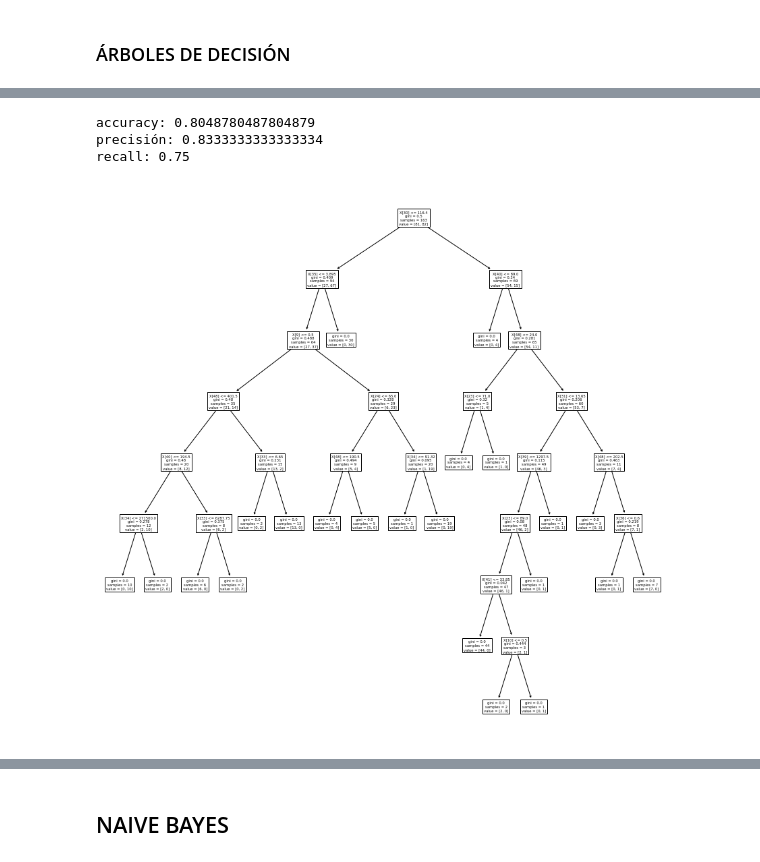
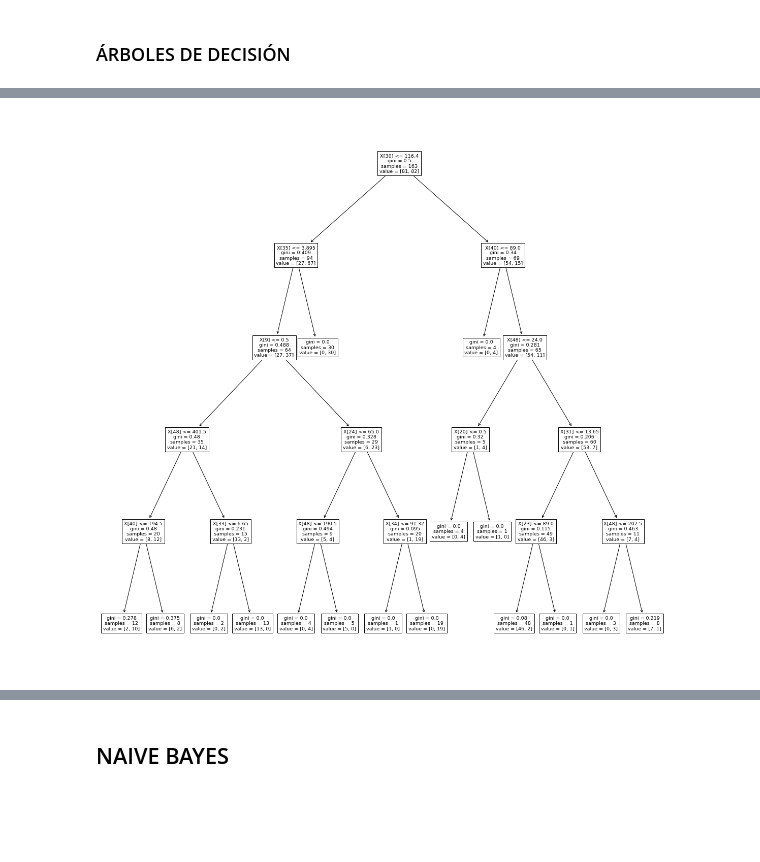
Before and after one commit to cgarciav/base-de-datos-HCC, a Jupyter notebook: clasificadores .ipynb, the cells around one changed output, grey strips where cells are left out. Saved outputs shown, nothing was run; the diff lists cells and outputs as text; code cells hidden in the pictures; blank space fills up the shorter version.

```diff
--- a/clasificadores .ipynb
+++ b/clasificadores .ipynb
@@ -115,28 +106,17 @@ scaler=preprocessing.StandardScaler().fit(x_train)
 x_train_transformed=scaler.transform(x_train)
 x_test_transformed=scaler.transform(x_test)
 
-k_values=range(1,31,2)
+c_values=range(1,31,2)
 cv_k_scores=[]
 
-for k in k_values:
+for k in c_values:
 
     clf = KNeighborsClassifier(n_neighbors=k)
-    scores = cross_val_score(clf, x_train_transformed, y_train, cv=3, scoring='accuracy') #aplicamos cross validation
+    scores = cross_val_score(clf, x_train_transformed, y_train, cv=3, scoring='roc_auc') #aplicamos cross validation
     cv_k_scores.append(scores.mean())
 
-
-train_prec=[]
-k_values2 =list(range(1,31,2))
-
-for k in k_values :
-
-    clf = KNeighborsClassifier(n_neighbors=k).fit(x_train_transformed,y_train)
-    train_prec.append(clf.score(x_train_transformed,y_train))
-
-
-plt.plot(k_values2,train_prec,color='b' , marker='*' , label="train")
-plt.plot(k_values,cv_k_scores,color='r' , marker='*' , label="cv")
-plt.ylabel('accuracy')
+plt.plot(c_values,cv_k_scores,color='r' , marker='*' , label="cv")
+plt.ylabel('AUC')
 plt.xlabel('K')
 plt.title('Gráfica ajuste de KNN')
 plt.legend(loc='best')
@@ -148,7 +128,7 @@ plt.show()
 
 
 #select the maximum because we are considering accuracy
-k_opt2=(np.array(k_values)[cv_k_scores.index(np.array(cv_k_scores).max())])
+k_opt2=(np.array(c_values)[cv_k_scores.index(np.array(cv_k_scores).max())])
 k_opt2
 #obtengo valor maximo que tengo que usar para mi clasificador(k)
 # %% [output]
@@ -201,13 +168,13 @@ recall: 0.8
 # %%
 from sklearn import tree
 
-k_values=range(1,31,2)
+k_values=range(1,51,2)
 cv_k_scores=[]
 
 for k in k_values:
 
     clf = tree.DecisionTreeClassifier(max_depth=k)
-    scores = cross_val_score(clf, x_train, y_train, cv=3, scoring='accuracy') #aplicamos cross validation
+    scores = cross_val_score(clf, x_train, y_train, cv=3, scoring='roc_auc') #aplicamos cross validation
     cv_k_scores.append(scores.mean())
 
 
@@ -255,21 +221,8 @@ weighted avg       0.81      0.80      0.80        41
-# %%
-from sklearn.metrics import accuracy_score
-from sklearn.metrics import precision_score
-from sklearn.metrics import precision_score
-from sklearn.metrics import recall_score
-
-print('accuracy:',accuracy_score(y_test,y_pred))
-print('precisión:',precision_score(y_test,y_pred))
-print('recall:',recall_score(y_test,y_pred))
-# %% [output]
-accuracy: 0.8048780487804879
-precisión: 0.8333333333333334
-recall: 0.75
 # %%
 #pintamos árbol con datos de train
-plt.figure(figsize=(15,15))
+plt.figure(figsize=(20,20))
 from sklearn import tree
 
 tree=tree.plot_tree(clf.fit(x_train , y_train ))
 # %% [output]
-[figure, old version]
+[figure, new version]
```
Also changed, not shown: parts of 14 cells of this notebook.
